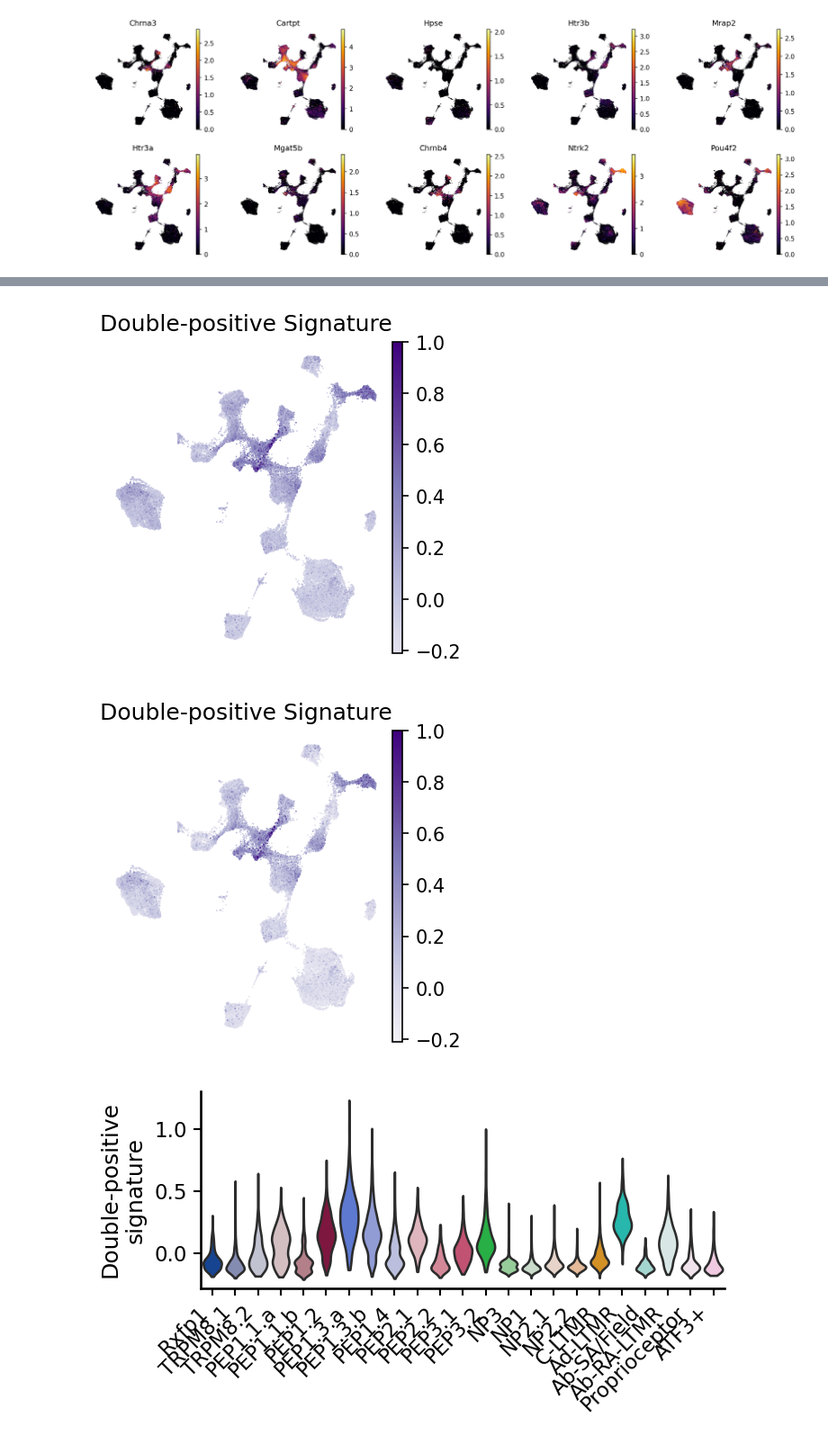
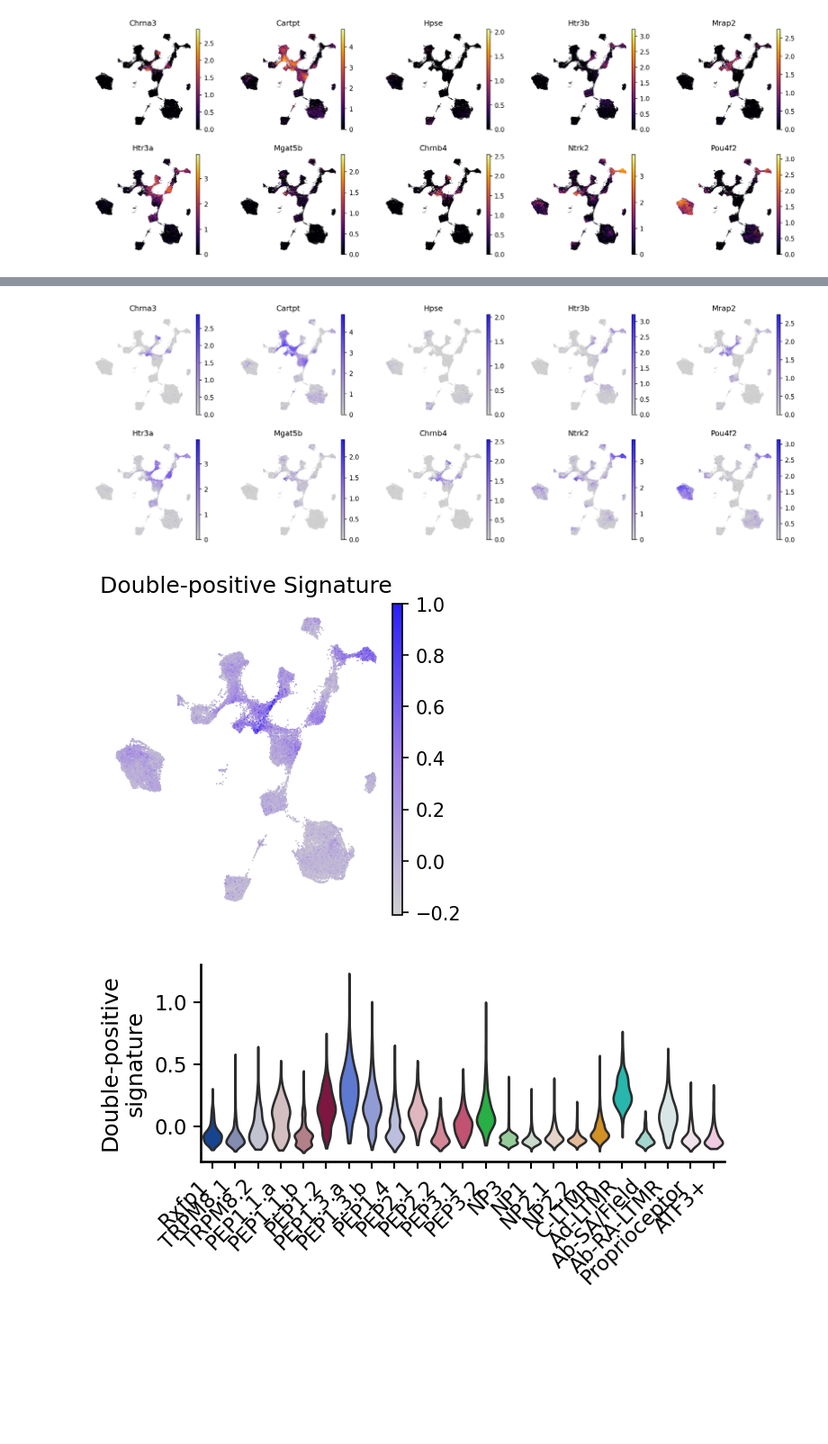
Before and after one commit to aifimmunology/spatial_drg_colon_bladder, a Jupyter notebook: notebooks/05_figures/05_reference-projection_ernfors.ipynb, the cells around one changed output, grey strips where cells are left out. Shown at 90% size. Drawn from its saved outputs; the diff is of its cells as text; code cells hidden in the pictures; blank space fills up the shorter version.

```diff
--- a/notebooks/05_figures/05_reference-projection_ernfors.ipynb
+++ b/notebooks/05_figures/05_reference-projection_ernfors.ipynb
@@ -122,16 +99,18 @@ plt.savefig(os.path.join(plot_out_dir, "ernfors_reference_doublepositive_signatu
+# %%
+colors = ['#D0D0D0', '#9B7DE6', '#281EFA']
+purple_cmap = mcolors.LinearSegmentedColormap.from_list("custom_purple", colors, N=256)
+
+sc.pl.umap(adata, color = dual_signature_genes, ncols = 5, cmap = purple_cmap, frameon = False, show=False)
+plt.savefig(os.path.join(plot_out_dir, "ernfors_reference_genes_purple-cmap-update.pdf"), format='pdf', bbox_inches='tight')
+# %% [output]
+[figure, added]
 # %%
-sc.pl.umap(adata, color = ['dual_positive_signature_score'], frameon = False, title = ['Double-positive Signature'], cmap = purple_cmap_light,
+sc.pl.umap(adata, color = ['dual_positive_signature_score'], frameon = False, title = ['Double-positive Signature'], cmap = purple_cmap,
            vmax = 1,
            show=False)
-plt.savefig(os.path.join(plot_out_dir, "ernfors_reference_doublepositive_signature_purple-cmap-light-background.pdf"), format='pdf', bbox_inches='tight')
-
-sc.pl.umap(adata, color = ['dual_positive_signature_score'], frameon = False, title = ['Double-positive Signature'], cmap = purple_cmap_lighter,
-           vmax = 1,
-           show=False)
-plt.savefig(os.path.join(plot_out_dir, "ernfors_reference_doublepositive_signature_purple-cmap-lighter-background.pdf"), format='pdf', bbox_inches='tight')
+plt.savefig(os.path.join(plot_out_dir, "ernfors_reference_doublepositive_signature_purple-cmap-update.pdf"), format='pdf', bbox_inches='tight')
 # %% [output]
-[figure, old version]
+[figure, new version]
-[figure, removed]
 # %%
 # Plot violin of signature score by cell type
 
```
Also changed, not shown: parts of 4 cells of this notebook, 3 other files.
